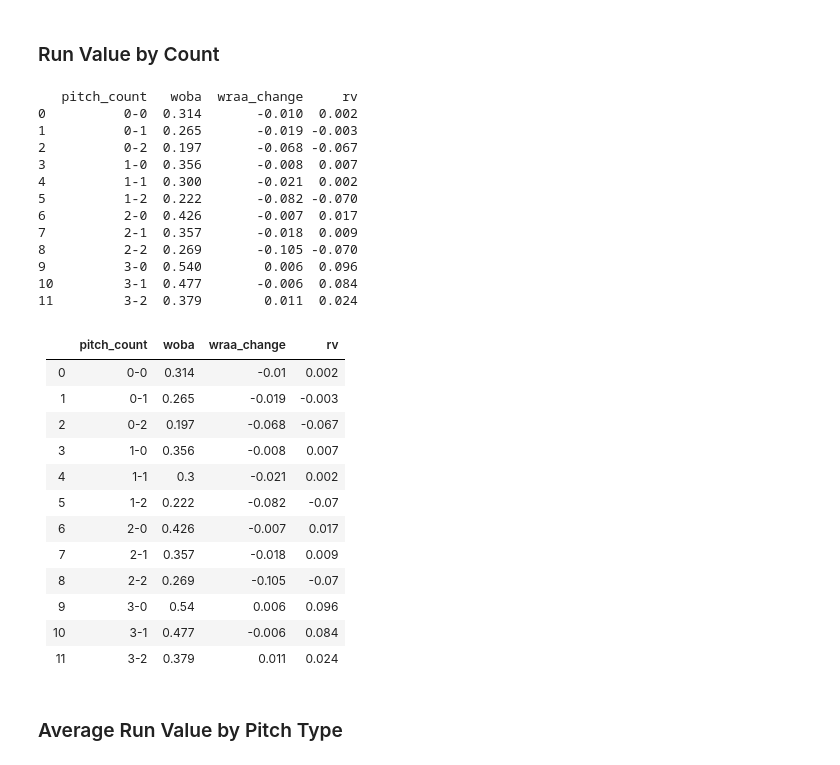
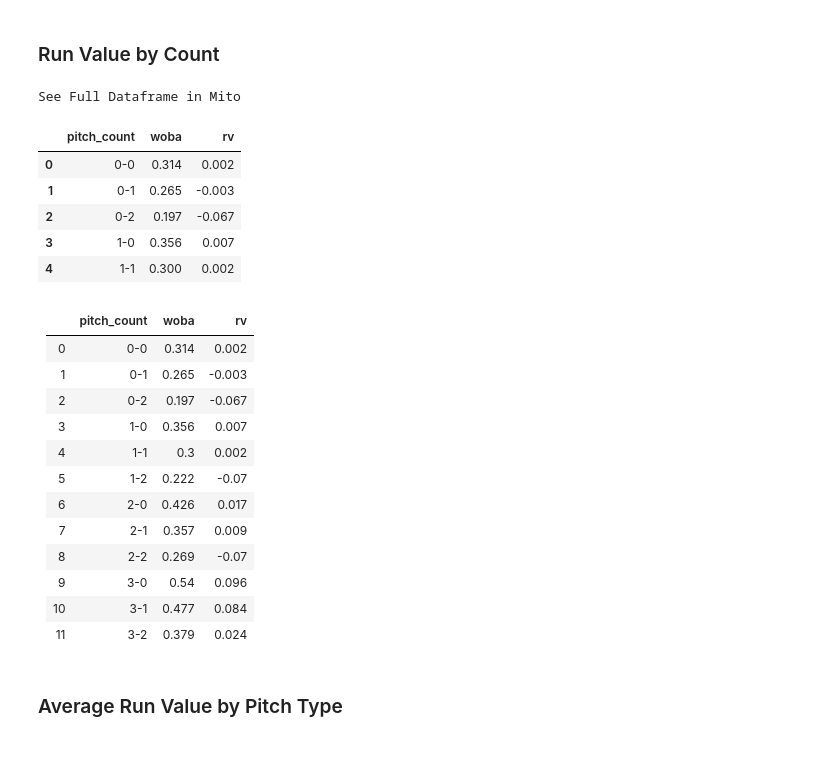
Before and after one commit to anthonyzurke/RVmodel, a Jupyter notebook: notebooks/analysis-rv.ipynb, the cells around one changed output. Drawn from its saved outputs; the diff is of its cells as text; code cells hidden in the pictures.

```diff
--- a/notebooks/analysis-rv.ipynb
+++ b/notebooks/analysis-rv.ipynb
@@ -99,38 +99,32 @@ See Full Dataframe in Mito
 # %% [markdown]
 ### Run Value by Count
 # %%
-count_rv = data.groupby(['pitch_count'], as_index = False)['woba', 'wraa_change', 'rv'].mean().round(3)
+count_rv = data.groupby(['pitch_count'], as_index = False)['woba', 'rv'].mean().round(3)
 #print(count_rv.to_markdown())
-print(count_rv)
+count_rv.head()
 # %% [output]
-   pitch_count   woba  wraa_change     rv
-0          0-0  0.314       -0.010  0.002
-1          0-1  0.265       -0.019 -0.003
-2          0-2  0.197       -0.068 -0.067
-3          1-0  0.356       -0.008  0.007
-4          1-1  0.300       -0.021  0.002
-5          1-2  0.222       -0.082 -0.070
-6          2-0  0.426       -0.007  0.017
-7          2-1  0.357       -0.018  0.009
-8          2-2  0.269       -0.105 -0.070
-9          3-0  0.540        0.006  0.096
-10         3-1  0.477       -0.006  0.084
-11         3-2  0.379        0.011  0.024
+See Full Dataframe in Mito
+|  | pitch_count | woba | rv |
+| 0 | 0-0 | 0.314 | 0.002 |
+| 1 | 0-1 | 0.265 | -0.003 |
+| 2 | 0-2 | 0.197 | -0.067 |
+| 3 | 1-0 | 0.356 | 0.007 |
+| 4 | 1-1 | 0.300 | 0.002 |
 # %% [markdown]
-|    | pitch_count   |   woba |   wraa_change |     rv |
-|---:|:--------------|-------:|--------------:|-------:|
-|  0 | 0-0           |  0.314 |        -0.01  |  0.002 |
-|  1 | 0-1           |  0.265 |        -0.019 | -0.003 |
-|  2 | 0-2           |  0.197 |        -0.068 | -0.067 |
-|  3 | 1-0           |  0.356 |        -0.008 |  0.007 |
-|  4 | 1-1           |  0.3   |        -0.021 |  0.002 |
-|  5 | 1-2           |  0.222 |        -0.082 | -0.07  |
-|  6 | 2-0           |  0.426 |        -0.007 |  0.017 |
-|  7 | 2-1           |  0.357 |        -0.018 |  0.009 |
-|  8 | 2-2           |  0.269 |        -0.105 | -0.07  |
-|  9 | 3-0           |  0.54  |         0.006 |  0.096 |
-| 10 | 3-1           |  0.477 |        -0.006 |  0.084 |
-| 11 | 3-2           |  0.379 |         0.011 |  0.024 |
+|    | pitch_count   |   woba |     rv |
+|---:|:--------------|-------:|-------:|
+|  0 | 0-0           |  0.314 |  0.002 |
+|  1 | 0-1           |  0.265 | -0.003 |
+|  2 | 0-2           |  0.197 | -0.067 |
+|  3 | 1-0           |  0.356 |  0.007 |
+|  4 | 1-1           |  0.3   |  0.002 |
+|  5 | 1-2           |  0.222 | -0.07  |
+|  6 | 2-0           |  0.426 |  0.017 |
+|  7 | 2-1           |  0.357 |  0.009 |
+|  8 | 2-2           |  0.269 | -0.07  |
+|  9 | 3-0           |  0.54  |  0.096 |
+| 10 | 3-1           |  0.477 |  0.084 |
+| 11 | 3-2           |  0.379 |  0.024 |
 # %% [markdown]
 ### Average Run Value by Pitch Type
 # %%
```
